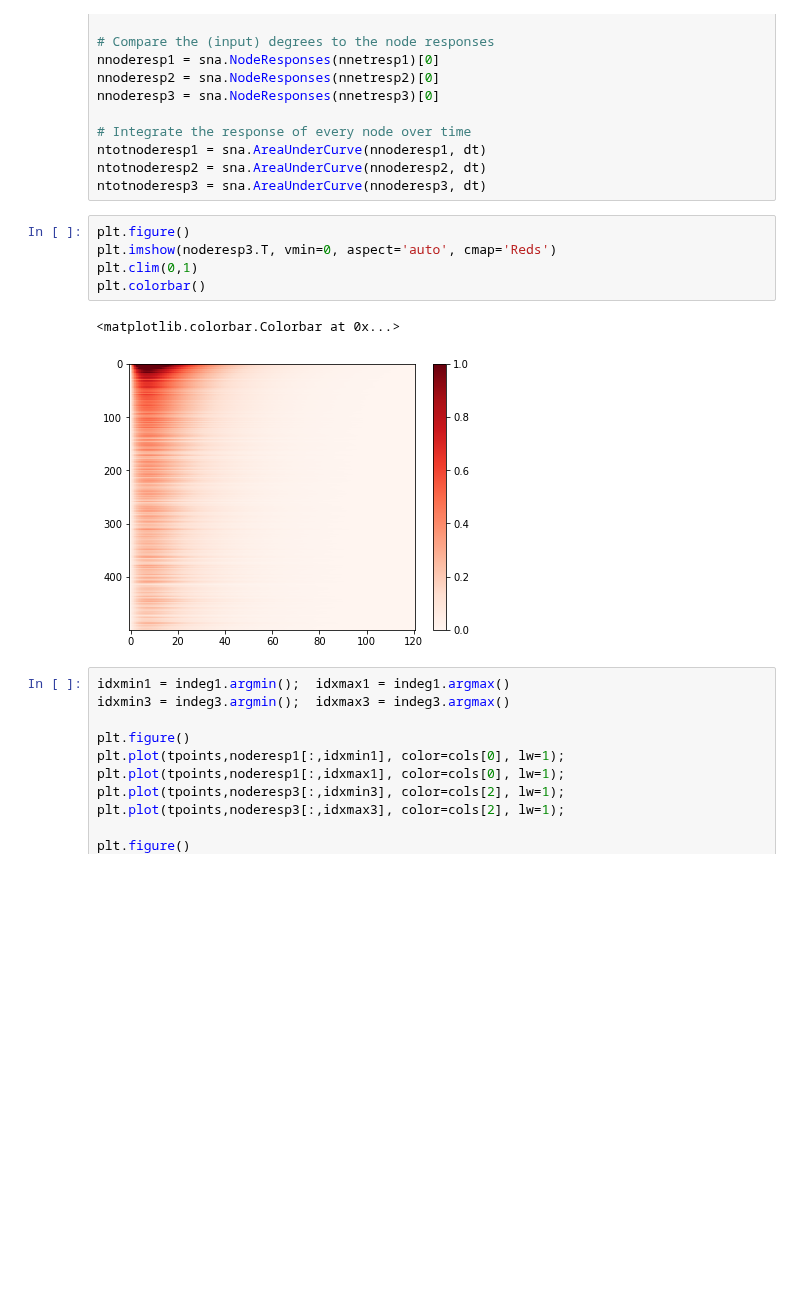
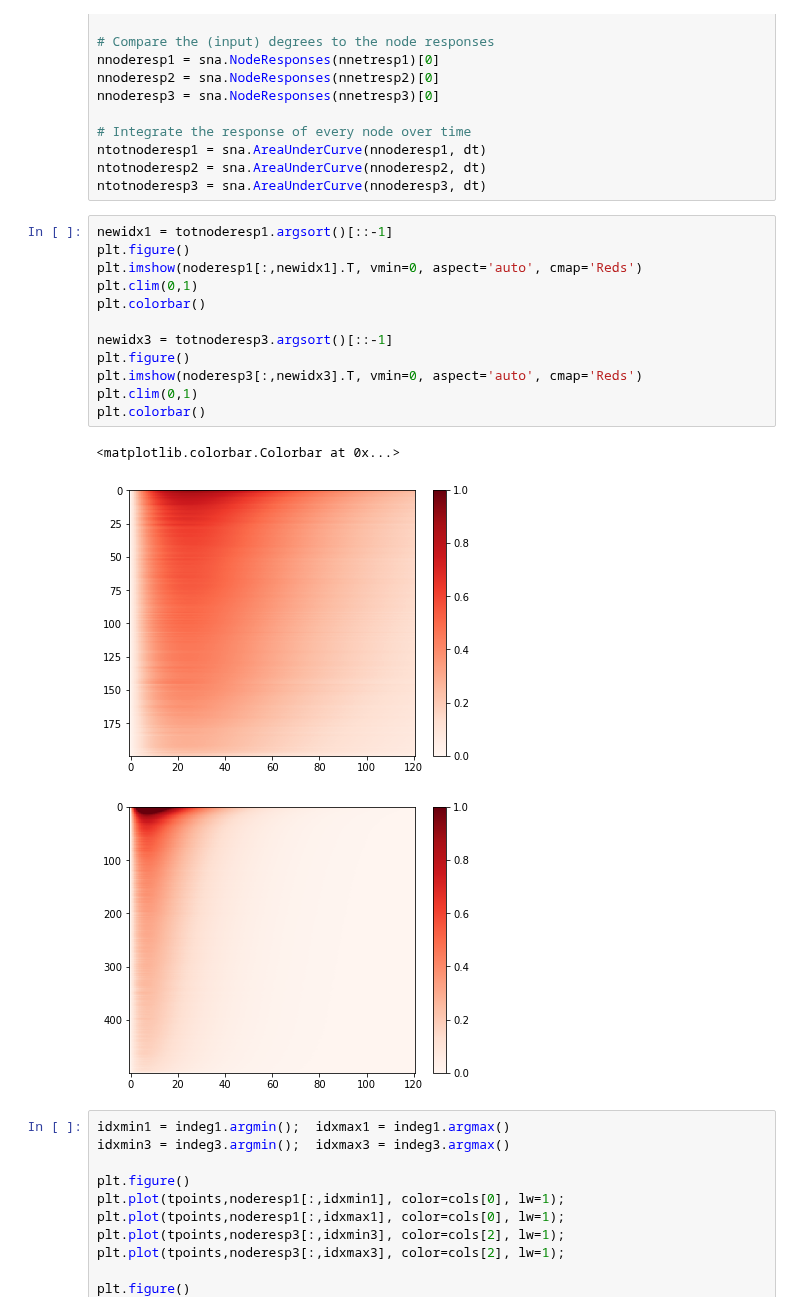
Before and after one commit to mb-BCA/SiReNetA_Tutorials, a Jupyter notebook: Notebooks_Tutorials/4.2_UseCase_CompareNets_Part2.ipynb, the cells around one changed output. Drawn from its saved outputs; the diff is of its cells as text; blank space fills up the shorter version.

```diff
--- a/Notebooks_Tutorials/4.2_UseCase_CompareNets_Part2.ipynb
+++ b/Notebooks_Tutorials/4.2_UseCase_CompareNets_Part2.ipynb
@@ -338,13 +339,21 @@ ntotnoderesp1 = sna.AreaUnderCurve(nnoderesp1, dt)
 ntotnoderesp2 = sna.AreaUnderCurve(nnoderesp2, dt)
 ntotnoderesp3 = sna.AreaUnderCurve(nnoderesp3, dt)
 # %%
+newidx1 = totnoderesp1.argsort()[::-1]
 plt.figure()
-plt.imshow(noderesp3.T, vmin=0, aspect='auto', cmap='Reds')
+plt.imshow(noderesp1[:,newidx1].T, vmin=0, aspect='auto', cmap='Reds')
 plt.clim(0,1)
 plt.colorbar()
+
+newidx3 = totnoderesp3.argsort()[::-1]
+plt.figure()
+plt.imshow(noderesp3[:,newidx3].T, vmin=0, aspect='auto', cmap='Reds')
+plt.clim(0,1)
+plt.colorbar()
 # %% [output]
 <matplotlib.colorbar.Colorbar at 0x...>
-[figure, old version]
+[figure, new version]
+[figure, added]
 # %%
 idxmin1 = indeg1.argmin();  idxmax1 = indeg1.argmax()
 idxmin3 = indeg3.argmin();  idxmax3 = indeg3.argmax()
```
Also changed, not shown: parts of 5 cells of this notebook.
